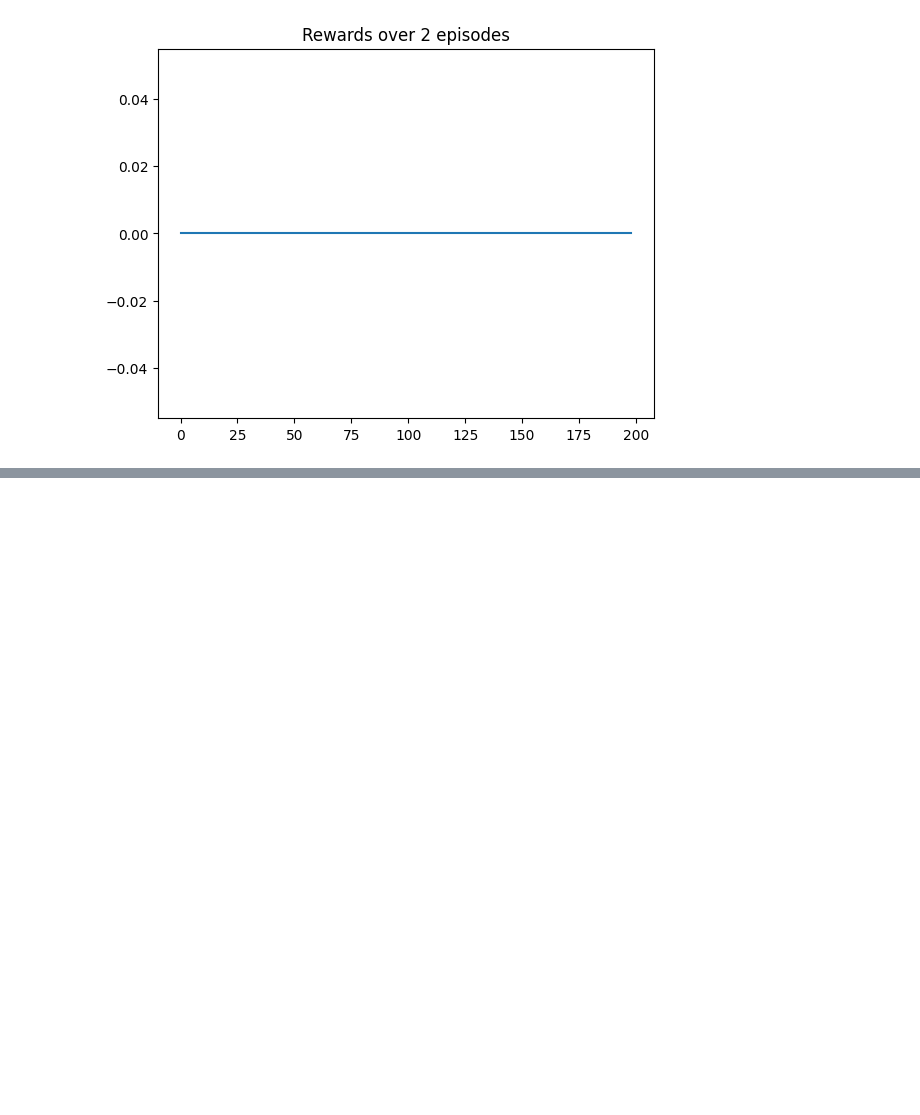
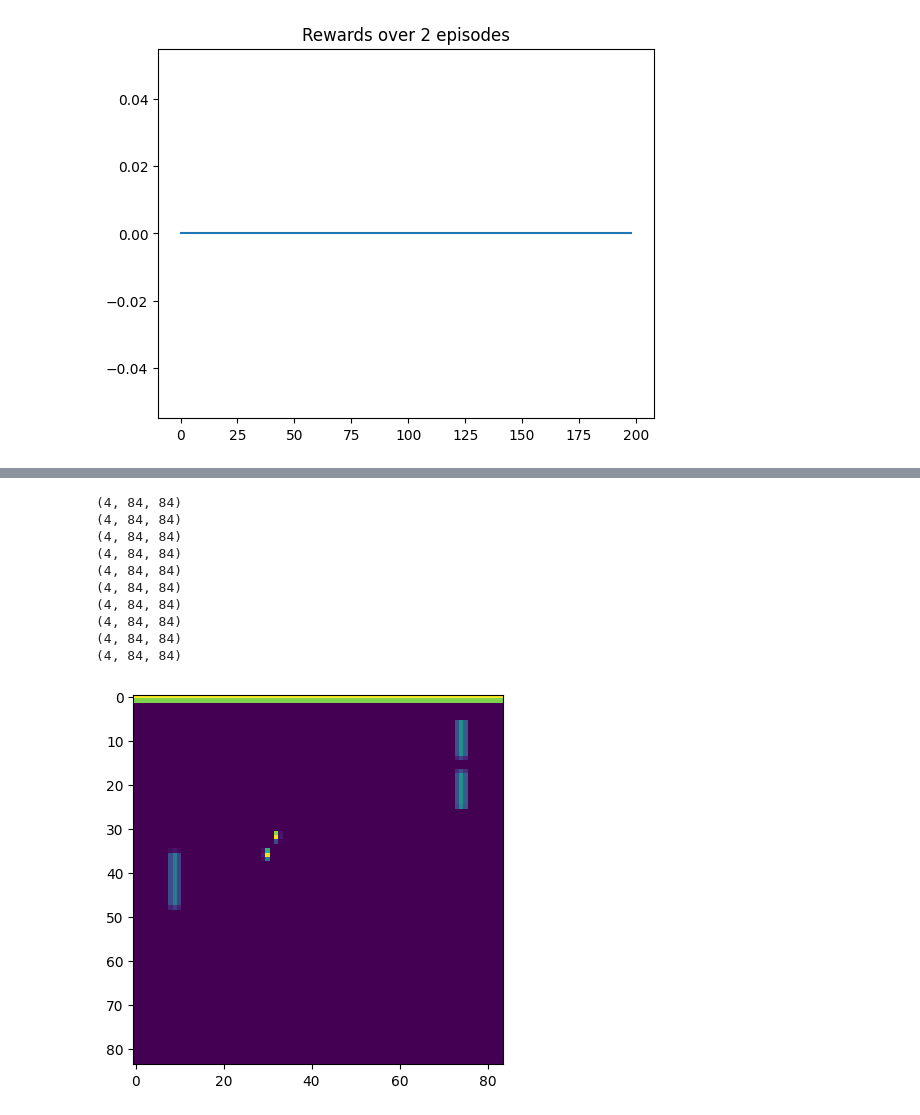
Before and after one commit to Lukeroberto/rl-refresher, a Jupyter notebook: deep-q-learning/dqn.ipynb, the cells around one changed output, grey strips where cells are left out. Drawn from its saved outputs; the diff is of its cells as text; code cells hidden in the pictures; blank space fills up the shorter version.

```diff
--- a/deep-q-learning/dqn.ipynb
+++ b/deep-q-learning/dqn.ipynb
@@ -57,3 +233,37 @@ Text(0.5, 1.0, 'Rewards over 2 episodes')
+# %%
+env = make_pong()
+# hyperparams
+num_steps = 10
+random_rewards = [0]
+random_lengths = [0]
+ep_len = 0
+for _ in trange(num_steps):
+   action = env.action_space.sample()
+   observation, reward, done, info, _ = env.step(action)
+   print(observation.shape)
+
+   if done:
+      random_rewards.append(reward)
+      random_lengths.append(ep_len)
+      observation = env.reset()
+      ep_len = 0
+
+   ep_len += 1
+
+plt.imshow(observation[3, :, :])
+env.close()
+# %% [output]
+(4, 84, 84)
+(4, 84, 84)
+(4, 84, 84)
+(4, 84, 84)
+(4, 84, 84)
+(4, 84, 84)
+(4, 84, 84)
+(4, 84, 84)
+(4, 84, 84)
+(4, 84, 84)
+[figure, added]
 # %%
 play_video(0)
 # %% [output]
```
Also changed, not shown: parts of 3 cells of this notebook.
